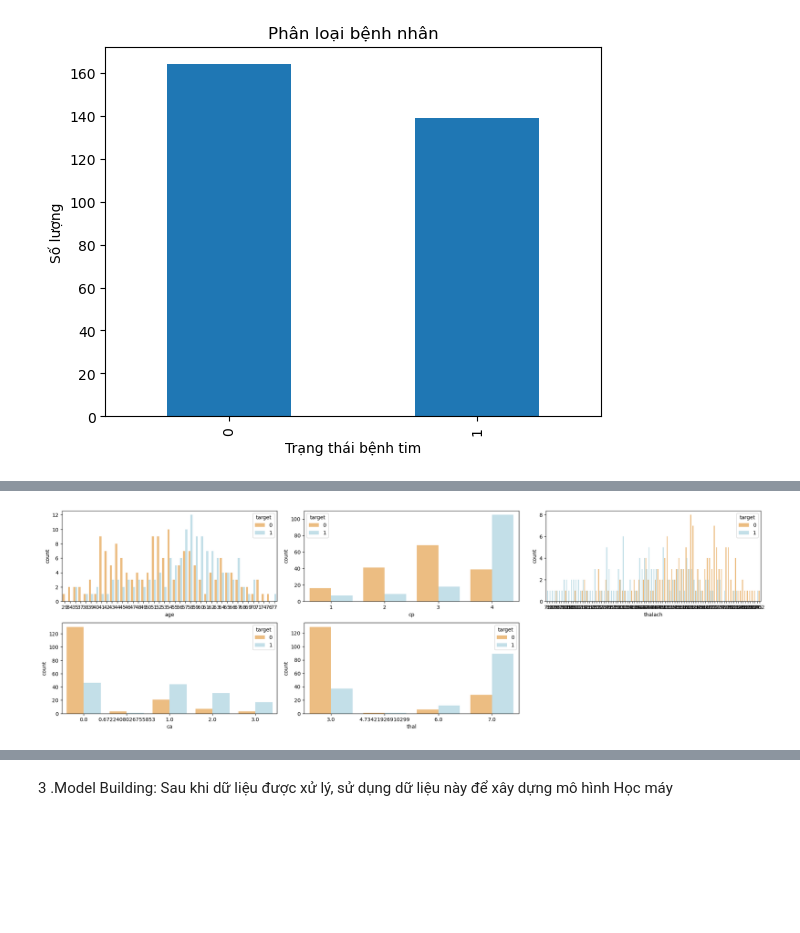
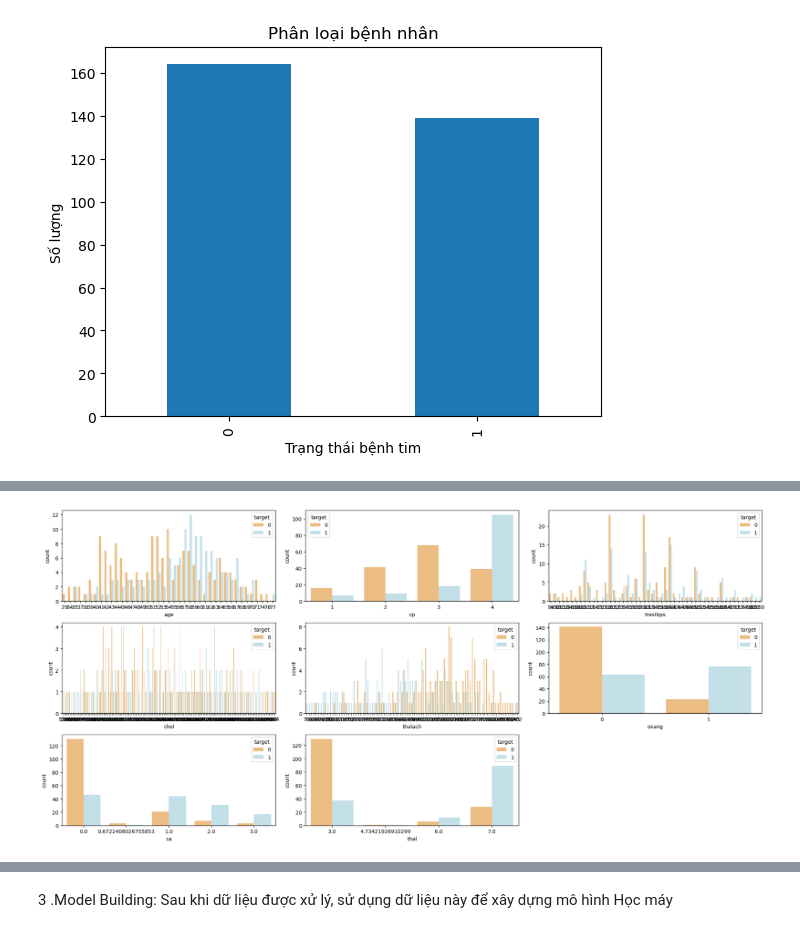
Before and after one commit to Hoa212/-n-CNTT-Heart-Disease-Prediction, a Jupyter notebook: dean.ipynb, the cells around one changed output, grey strips where cells are left out. Saved outputs shown, nothing was run; the diff lists cells and outputs as text; code cells hidden in the pictures; blank space fills up the shorter version.

```diff
--- a/dean.ipynb
+++ b/dean.ipynb
@@ -314,22 +350,22 @@ Name: count, dtype: int64
 # %%
 
 # barplot
-cast_list = ['age',	'cp', 'thalach', 'ca', 'thal' ]
+cast_list = ['age','cp','trestbps','chol','thalach','exang', 'ca','thal']
 
 # Ensure 'target' is treated as a categorical variable
 df['target'] = df['target'].astype(str)
 
 fig = plt.figure(figsize=(20, 15))
 
 for i in range(len(cast_list)):
     column = cast_list[i]
     sub = fig.add_subplot(5, 3, i + 1)
     chart = sns.countplot(data=df, x=column, hue='target', palette='RdYlBu')
 
 plt.tight_layout()
 plt.show()
 # %% [output]
-[figure, old version]
+[figure, new version]
 # %%
 
 # boxplot
```
Also changed, not shown: parts of 4 cells of this notebook.
